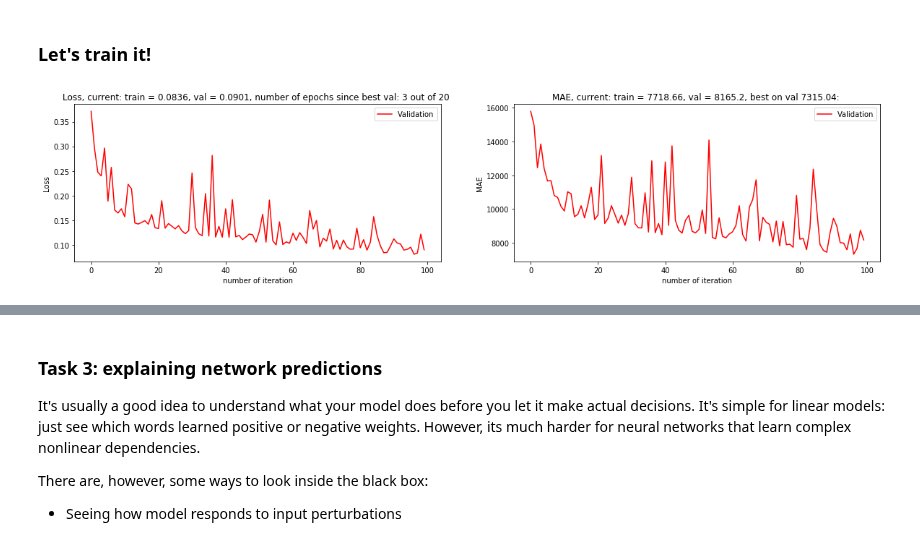
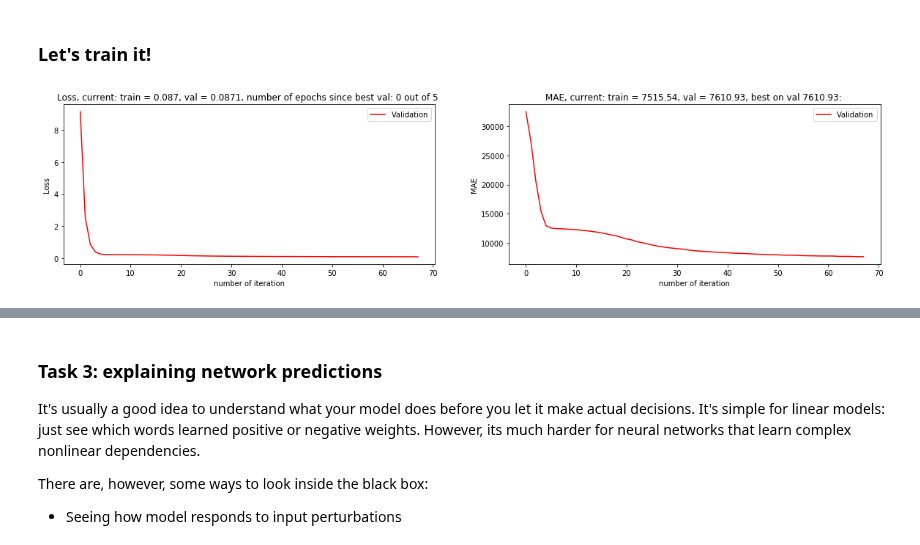
Before and after one commit to dzisandy/Deep-Learning, a Jupyter notebook: HW4/homework04_basic_part1_regression.ipynb, the cells around one changed output, grey strips where cells are left out. Saved outputs shown, nothing was run; the diff lists cells and outputs as text; code cells hidden in the pictures.

```diff
--- a/HW4/homework04_basic_part1_regression.ipynb
+++ b/HW4/homework04_basic_part1_regression.ipynb
@@ -319,7 +318,7 @@ class TitleEncoder(nn.Module):
         self.conv1 = nn.Conv1d(64, out_size, kernel_size=3, padding=1)
         self.conv2 = nn.Conv1d(64, out_size, kernel_size=3, padding=1)
         self.conv3 = nn.Conv1d(64, out_size, kernel_size=3, padding=1)
-        self.conv4 = nn.Conv1d(64, out_size, kernel_size=3, padding=1)
+
 
 
         self.pool1 = GlobalMaxPooling()
@@ -338,7 +337,8 @@ class TitleEncoder(nn.Module):
         h = torch.transpose(h, 1, 2)
 
         # Apply the layers as defined above. Add some ReLUs before dense.
-        h1 = torch.cat([conv(h) for conv in [self.conv1, self.conv2, self.conv3, self.conv4]], dim = 2)
+        h1 = torch.cat([conv(h) for conv in [self.conv1, self.conv2, self.conv3]], dim = 2)
+#         h1 = self.conv1(h)
         h2 = self.pool1(h1)
         h3 = self.relu(h2)
         h4 = self.dense(h3)
@@ -368,7 +368,6 @@ class DescriptionEncoder(nn.Module):
         self.conv1 = nn.Conv1d(64, out_size, kernel_size=3, padding=1)
         self.conv2 = nn.Conv1d(64, out_size, kernel_size=3, padding=1)
         self.conv3 = nn.Conv1d(64, out_size, kernel_size=3, padding=1)
-        self.conv4 = nn.Conv1d(64, out_size, kernel_size=3, padding=1)
         self.pool1 = GlobalMaxPooling()
         self.dense = nn.Linear(out_size, out_size)
         # added self.relu
@@ -377,7 +376,8 @@ class DescriptionEncoder(nn.Module):
     def forward(self, text_ix):
         h = self.emb(text_ix)
         h = torch.transpose(h, 1, 2)
-        h1 = torch.cat([conv(h) for conv in [self.conv1, self.conv2, self.conv3, self.conv4]], dim = 2)
+        h1 = torch.cat([conv(h) for conv in [self.conv1, self.conv2, self.conv3]], dim = 2)
+#         h1 = self.conv1(h)
         h2 = self.pool1(h1)
         h3 = self.relu(h2)
         h4 = self.dense(h3)
@@ -411,16 +411,19 @@ class FullNetwork(nn.Module):
 
         # define layers for categorical features. A few dense layers would do.
         self.categorical_encoder = nn.Sequential()
-        self.categorical_encoder.add_module('dense1', nn.Linear(n_cat_features, 64*5))
+        self.categorical_encoder.add_module('dense1', nn.Linear(n_cat_features, 320))
+        self.categorical_encoder.add_module('bn1', nn.BatchNorm1d(320))
         self.categorical_encoder.add_module('relu', nn.ReLU())
-        self.categorical_encoder.add_module('bn', nn.BatchNorm1d(64*5)),
-        self.categorical_encoder.add_module('dense2', nn.Linear(64*5, 64))
+        self.categorical_encoder.add_module('dropout', nn.Dropout())
+        self.categorical_encoder.add_module('dense2', nn.Linear(320, 64))
+
 
 
         # define "output" layers that process depend the three encoded vectors into answer
         self.output = nn.Sequential()
-        self.output.add_module('dense1', nn.Linear(64*3, 64*5))
-        self.output.add_module('dense2', nn.Linear(64*5, 1))
+        self.output.add_module('dense1', nn.Linear(192, 320))
+        self.output.add_module('relu', nn.ReLU())
+        self.output.add_module('dense2', nn.Linear(320, 1))
 
 
 
@@ -448,7 +451,7 @@ class FullNetwork(nn.Module):
         # Note 1: do not forget to select first columns, [:, 0], to get to 1d outputs
         # Note 2: please do not use output nonlinearities.
 
-        return top
+        return torch.log1p(top)
 # %%
 model = FullNetwork().cuda()
 opt = torch.optim.Adam(model.parameters(), lr=1e-3)
@@ -514,7 +517,7 @@ val_history_mae = []
 min_mae = np.inf
 
 early_stop = 0
-stop_criterion = 20
+stop_criterion = 5
 
 for epoch_i in trange(num_epochs):
 
@@ -567,31 +570,31 @@ for epoch_i in trange(num_epochs):
 #     print("\tMAE:\t%.5f" % (val_mae / val_batches))
 #     print('\n\n')
 
     if val_history_mae[-1] < min_mae:
             min_mae = val_history_mae[-1]
             best_model = torch.save(model.state_dict(), './best_NN_params.pt')
             early_stop = 0
     else:
         early_stop += 1
         if early_stop == stop_criterion:
             break
 
     display.clear_output(wait=True)
 
     plt.figure(figsize = (20,4))
     plt.subplot(1,2,1)
     plt.title('Loss, current: train = {}, val = {}, number of epochs since best val: {} out of {} '.format(round(train_history_loss[-1],4), round(val_history_loss[-1],4), early_stop, stop_criterion))
     plt.xlabel('number of iteration')
     plt.ylabel('Loss')
     plt.plot(val_history_loss, color = 'red', lw = 1.5, label = 'Validation')
     plt.legend()
 
     plt.subplot(1,2,2)
     plt.plot(val_history_mae, color = 'red', lw = 1.5, label = 'Validation')
     plt.title('MAE, current: train = {}, val = {}, best on val {}: '.format(round(train_history_mae[-1],2), round(val_history_mae[-1],2), round(min_mae,2)))
     plt.xlabel('number of iteration')
     plt.ylabel('MAE')
     plt.legend()
     plt.show()
 # %% [output]
-[figure, old version]
+[figure, new version]
```
Also changed, not shown: parts of 9 cells of this notebook.
